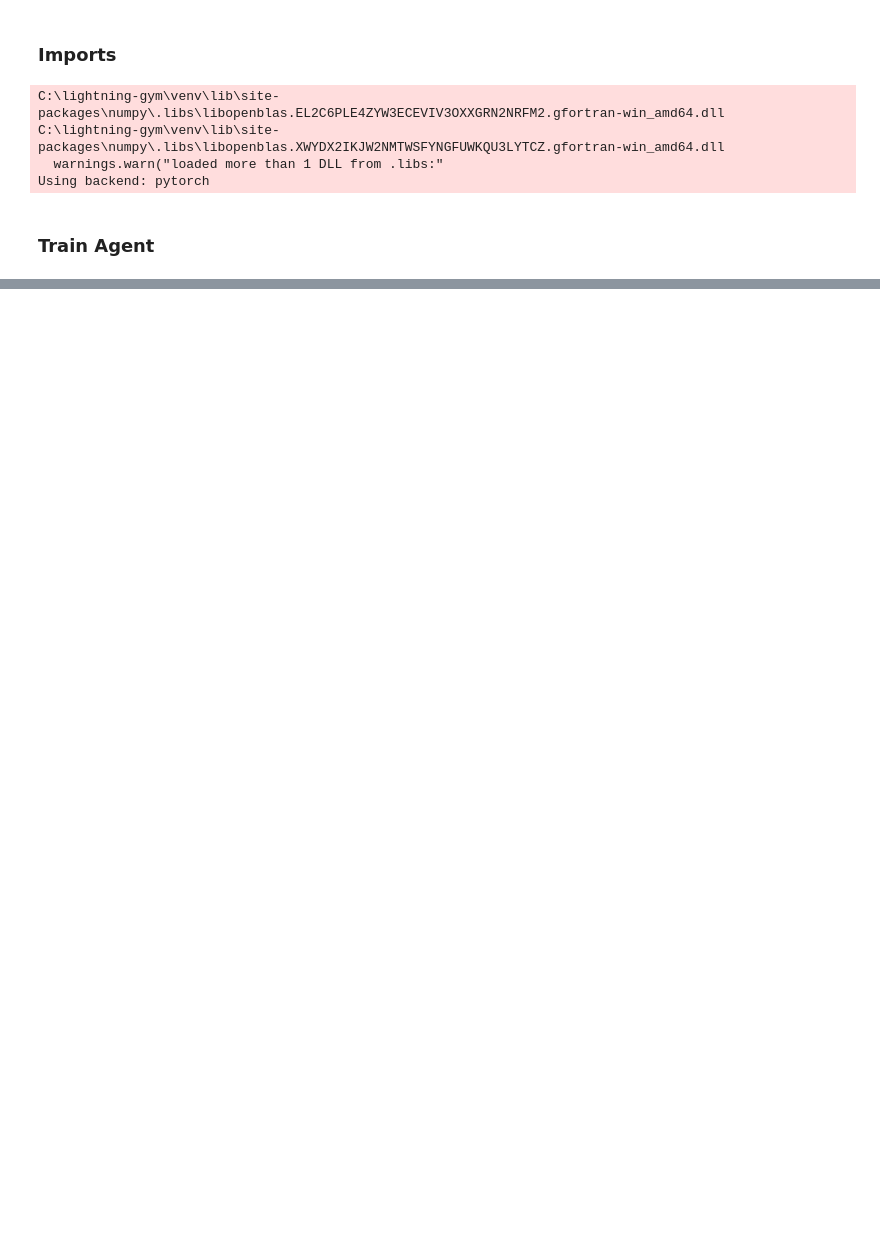
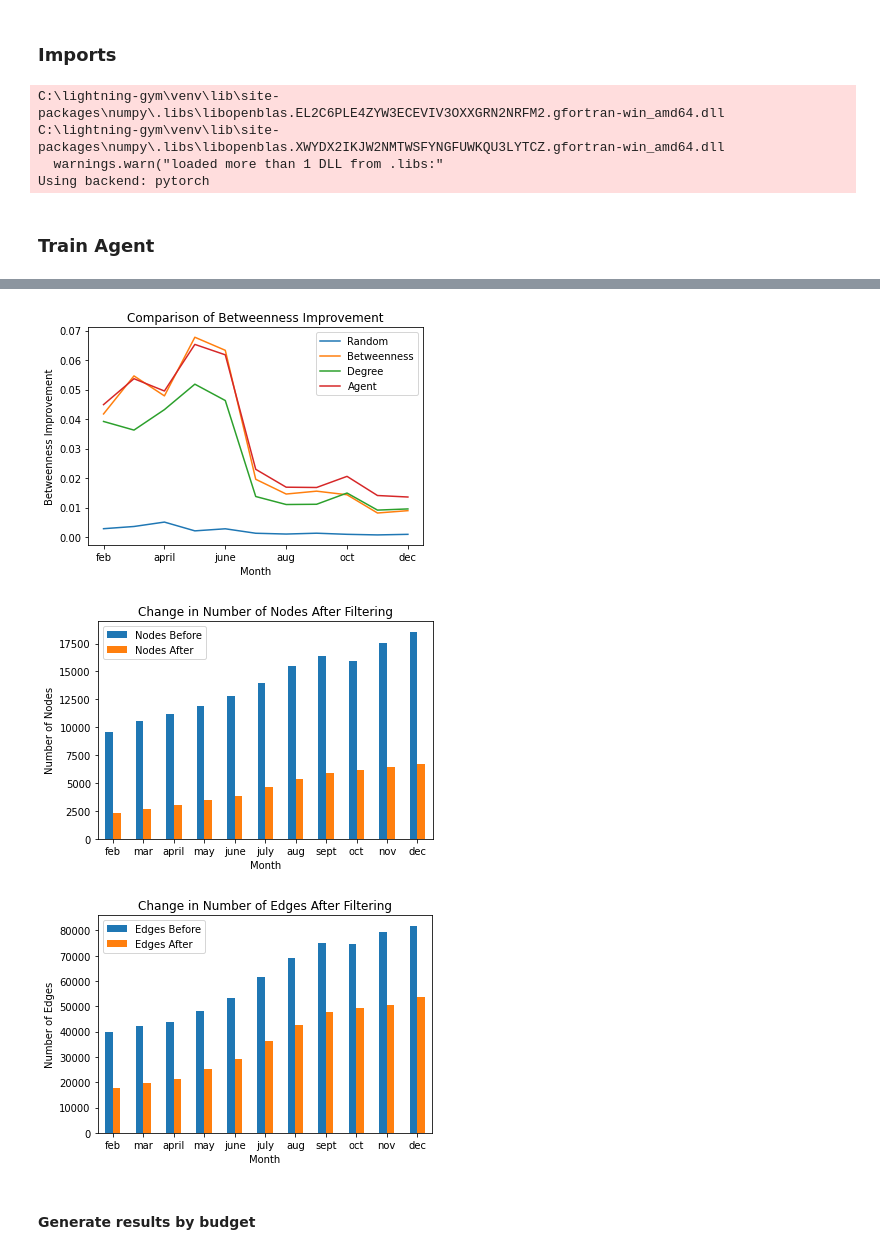
Before and after one commit to davisv7/lightning-gym, a Jupyter notebook: Report.ipynb, the cells around one changed output, grey strips where cells are left out. Drawn from its saved outputs; the diff is of its cells as text; code cells hidden in the pictures; blank space fills up the shorter version.

Commit message:
hoisted the plotting functions

```diff
--- a/Report.ipynb
+++ b/Report.ipynb
@@ -82,3 +79,12 @@ TypeError: unhashable type: 'dict'
+# %%
+plot_changing_month()
+plot_network_size()
+# %% [output]
+[figure, added]
+[figure, added]
+[figure, added]
+# %% [markdown]
+#### Generate results by budget
 # %%
 config = configparser.ConfigParser()
 config_loc = "configs/test_scale_free.conf"
```
Also changed, not shown: parts of 10 cells of this notebook, 6 other files.
